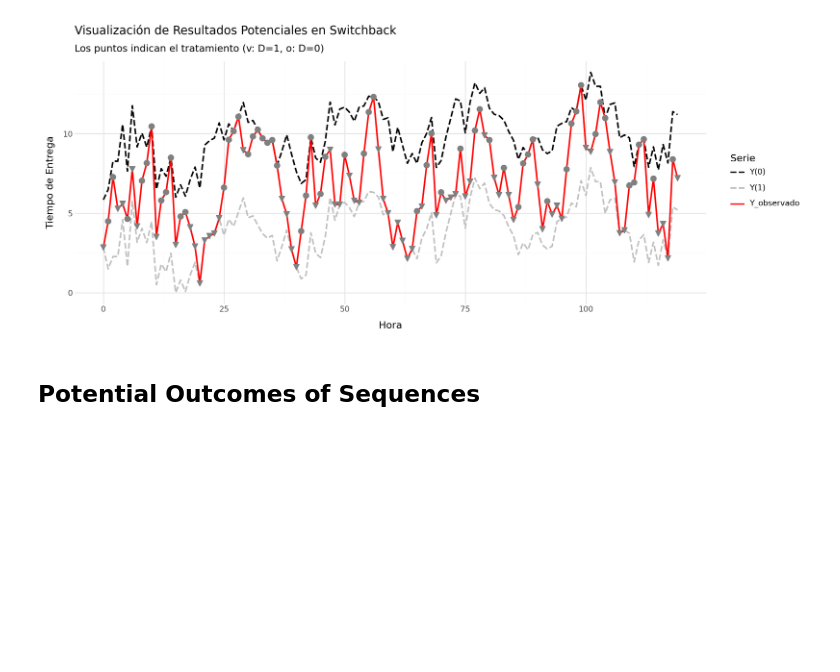
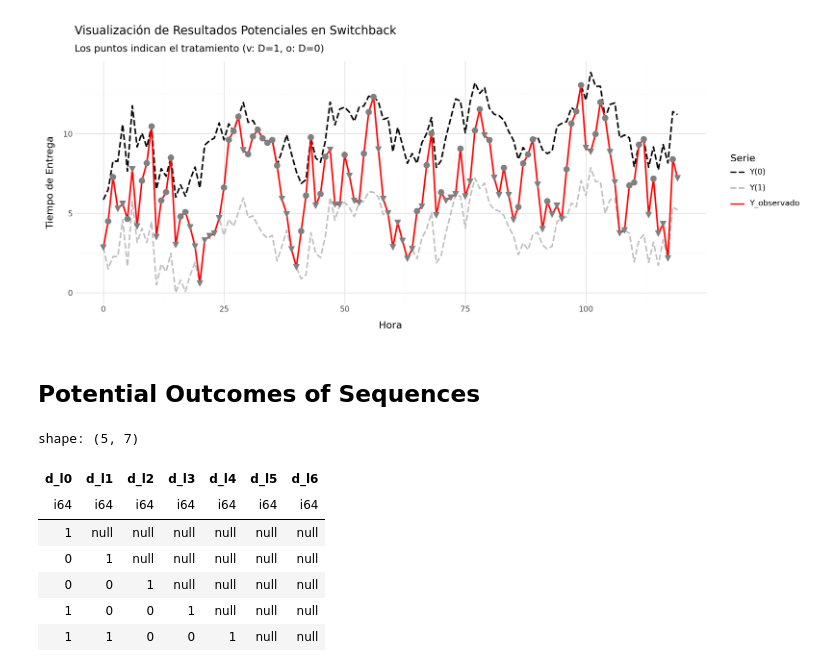
Before and after one commit to Sechi42/Causal_Inference-with-python, a Jupyter notebook: ch10/Geo_and_Switchback_Experiments.ipynb, the cells around one changed output. Drawn from its saved outputs; the diff is of its cells as text; code cells hidden in the pictures; blank space fills up the shorter version.

```diff
--- a/ch10/Geo_and_Switchback_Experiments.ipynb
+++ b/ch10/Geo_and_Switchback_Experiments.ipynb
@@ -456,3 +456,20 @@ df_idx_pd = df_idx.to_pandas()
 [figure]
 # %% [markdown]
 ## Potential Outcomes of Sequences
+# %%
+# Creamos las columnas d_l0, d_l1, ..., d_l6 usando shift en Polars
+df_lags = df_idx.with_columns([
+    pl.col("d").shift(l).alias(f"d_l{l}") for l in range(7)
+])
+
+# Mostramos solo las columnas de lags
+df_lags.select([f"d_l{l}" for l in range(7)]).head()
+# %% [output]
+shape: (5, 7)
+| d_l0 | d_l1 | d_l2 | d_l3 | d_l4 | d_l5 | d_l6 |
+| i64 | i64 | i64 | i64 | i64 | i64 | i64 |
+| 1 | null | null | null | null | null | null |
+| 0 | 1 | null | null | null | null | null |
+| 0 | 0 | 1 | null | null | null | null |
+| 1 | 0 | 0 | 1 | null | null | null |
+| 1 | 1 | 0 | 0 | 1 | null | null |
```
Also changed, not shown: parts of 4 cells of this notebook.
